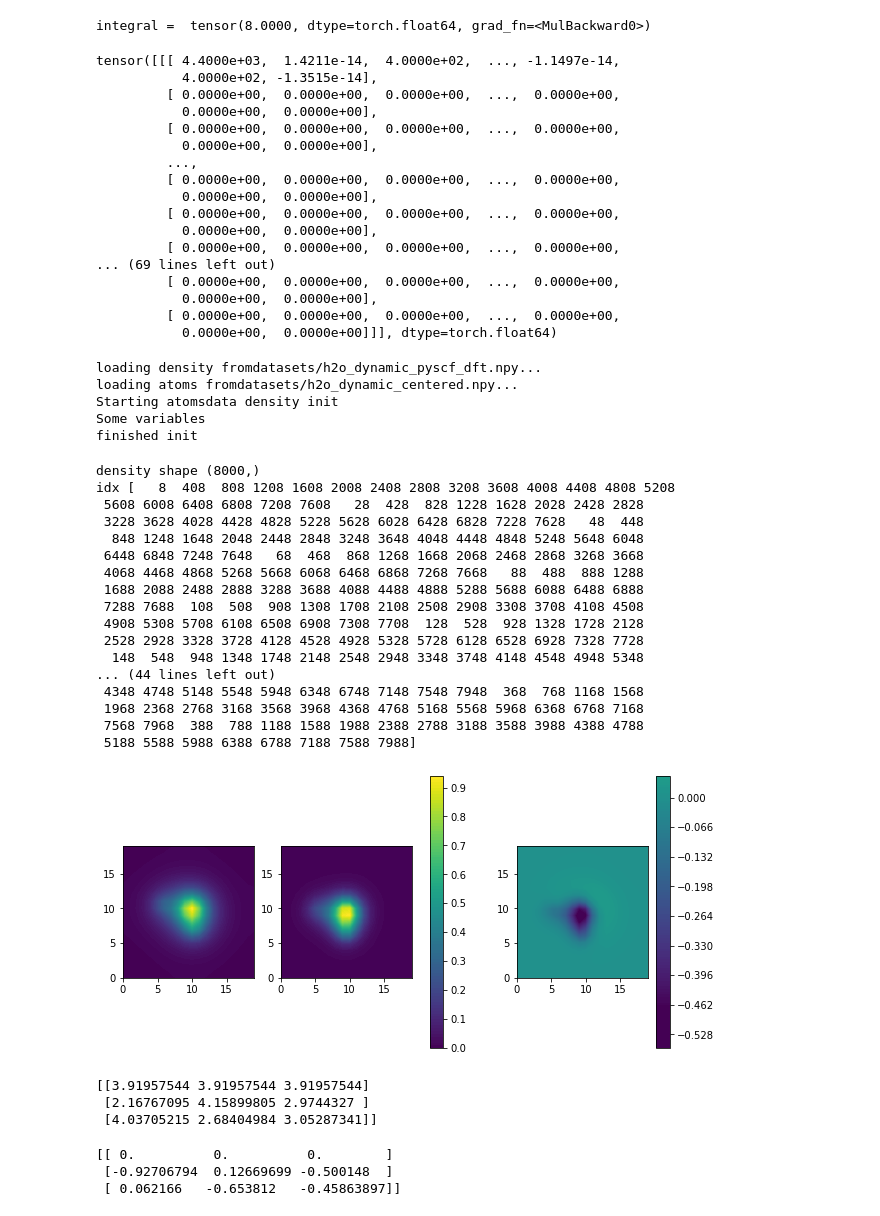
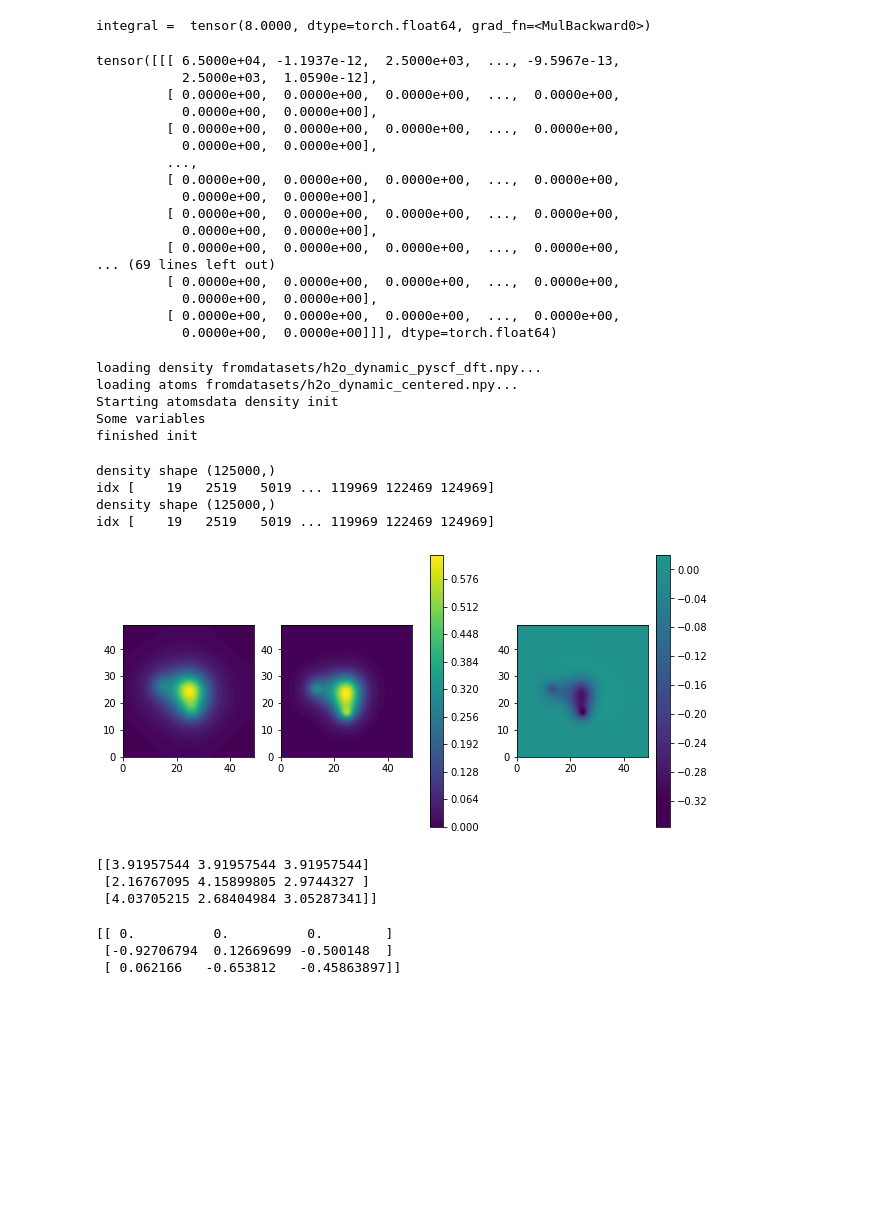
Before and after one commit to MihailBogojeski/equiv_dens_ml, a Jupyter notebook: dftpy_water_calc.ipynb, the cells around one changed output. Drawn from its saved outputs; the diff is of its cells as text; code cells hidden in the pictures; blank space fills up the shorter version.

```diff
--- a/dftpy_water_calc.ipynb
+++ b/dftpy_water_calc.ipynb
@@ -57,8 +57,10 @@ for ions in ions_list:
 
 lattice = ions.pos.cell.lattice
 metric = np.dot(lattice.T, lattice)
+print('lattice shape', lattice.shape)
+print('metric shape', metric.shape)
 
-gap = 0.4
+gap = 0.155
 grid = MakeGrid(metric,gap)
 # %% [output]
 pos shape (10, 3, 3)
@@ -240,6 +231,7 @@ energy init -4.300964118236789
 # %%
 from equiv_dens.training.grids import CubicalGrid
-grid_cl = CubicalGrid(None, nx=20, ny=20, nz=20, origin=[0, 0, 0], extent=np.diag(grid.lattice))
+cube_dim = 50
+grid_cl = CubicalGrid(None, nx=cube_dim, ny=cube_dim, nz=cube_dim, origin=[0, 0, 0], extent=np.diag(grid.lattice))
 #print(grid_cl.coords)
 # %%
 from equiv_dens.nn.density_functionals.LDA import LDAFunctional
@@ -325,8 +317,8 @@ ss = torch.sum(fft_rho)
 ss.backward()
 print(opt_rho.grad)
 # %% [output]
-tensor([[[ 4.4000e+03,  1.4211e-14,  4.0000e+02,  ..., -1.1497e-14,
-           4.0000e+02, -1.3515e-14],
+tensor([[[ 6.5000e+04, -1.1937e-12,  2.5000e+03,  ..., -9.5967e-13,
+           2.5000e+03,  1.0590e-12],
          [ 0.0000e+00,  0.0000e+00,  0.0000e+00,  ...,  0.0000e+00,
            0.0000e+00,  0.0000e+00],
          [ 0.0000e+00,  0.0000e+00,  0.0000e+00,  ...,  0.0000e+00,
@@ -374,7 +366,7 @@ print("loading atoms from" + args.np_dataset + "...")
 #args.num_workers = 0
 #args.dens_dataset = 'datasets/h2o_dynamic_pyscf_dft_f_en.npy'
 
-cube_grid_fn = partial(cubical_grid, nx=20, ny=20, nz=20,
+cube_grid_fn = partial(cubical_grid, nx=cube_dim, ny=cube_dim, nz=cube_dim,
                        extent=np.array([4.1483, 4.1483, 4.1483]),
                        origin=np.array([-2.0318, -2.0318 , -2.0318]))
 cube_sampling_fn = cubical_sampling
@@ -402,13 +394,13 @@ dens_opt = opt_rhos[sample]
 fig = plt.figure(figsize=(10, 5))
 ax1 = fig.add_subplot(131)
 dens_opt = np.array(dens_opt)
-dens_opt = dens_opt.reshape((8000, ))
+dens_opt = dens_opt.reshape((cube_dim**3, ))
 print('density shape', dens_opt.shape)
-x, y  = np.meshgrid(np.arange(20), np.arange(20))
+x, y  = np.meshgrid(np.arange(cube_dim), np.arange(cube_dim))
 x_f = x.flatten()
 y_f = y.flatten()
-z_f = np.zeros_like(y_f) + 8
-idx = np.ravel_multi_index((x_f, y_f, z_f), (20, 20, 20))
+z_f = np.zeros_like(y_f) + 19
+idx = np.ravel_multi_index((x_f, y_f, z_f), (cube_dim, cube_dim, cube_dim))
 
 #X, Y, Z = np.meshgrid(np.arange(50) + 38, np.arange(50) + 38, np.arange(50) + 38)
 #X = X.flatten()
@@ -418,54 +410,41 @@ idx = np.ravel_multi_index((x_f, y_f, z_f), (20, 20, 20))
 
 print('idx', idx)
 dens2d = dens_opt[idx]
-dens2d = dens2d.reshape(20, 20)
+dens2d = dens2d.reshape(cube_dim, cube_dim)
 
 indices = np.stack((x_f, y_f, z_f), axis=1)
 vmin = np.min(dens2d)
 vmax = np.max(dens2d)
 c1 = ax1.contourf(x, y, dens2d, vmin=vmin, vmax=vmax, levels=100)
 ax1.set_aspect('equal')
 
 dens_data = np.array(valid_cube_dataset[sample]['density'].squeeze())
 print('density shape', dens_data.shape)
 
 ax2 = fig.add_subplot(132)
 print('idx', idx)
 densd2d = dens_data[idx]
-densd2d = densd2d.reshape(20, 20)
+densd2d = densd2d.reshape(cube_dim, cube_dim)
 
 vmin = np.min(densd2d)
 vmax = np.max(densd2d)
 c2 = ax2.contourf(x, y, densd2d, vmin=vmin, vmax=vmax, levels=100)
 ax2.set_aspect('equal')
 
 ax3 = fig.add_subplot(133)
 c3 = ax3.contourf(x, y, dens2d-densd2d, vmin=-vmax/2, vmax=vmax/2, levels=100)
 ax3.set_aspect('equal')
 
 fig.colorbar(c2, ax=[ax1, ax2])
 fig.colorbar(c3, ax=[ax3])
 plt.show()
 print(ions_list[sample].pos)
 # %% [output]
-density shape (8000,)
-idx [   8  408  808 1208 1608 2008 2408 2808 3208 3608 4008 4408 4808 5208
- 5608 6008 6408 6808 7208 7608   28  428  828 1228 1628 2028 2428 2828
- 3228 3628 4028 4428 4828 5228 5628 6028 6428 6828 7228 7628   48  448
-  848 1248 1648 2048 2448 2848 3248 3648 4048 4448 4848 5248 5648 6048
- 6448 6848 7248 7648   68  468  868 1268 1668 2068 2468 2868 3268 3668
- 4068 4468 4868 5268 5668 6068 6468 6868 7268 7668   88  488  888 1288
- 1688 2088 2488 2888 3288 3688 4088 4488 4888 5288 5688 6088 6488 6888
- 7288 7688  108  508  908 1308 1708 2108 2508 2908 3308 3708 4108 4508
- 4908 5308 5708 6108 6508 6908 7308 7708  128  528  928 1328 1728 2128
- 2528 2928 3328 3728 4128 4528 4928 5328 5728 6128 6528 6928 7328 7728
-  148  548  948 1348 1748 2148 2548 2948 3348 3748 4148 4548 4948 5348
-... (44 lines left out)
- 4348 4748 5148 5548 5948 6348 6748 7148 7548 7948  368  768 1168 1568
- 1968 2368 2768 3168 3568 3968 4368 4768 5168 5568 5968 6368 6768 7168
- 7568 7968  388  788 1188 1588 1988 2388 2788 3188 3588 3988 4388 4788
- 5188 5588 5988 6388 6788 7188 7588 7988]
+density shape (125000,)
+idx [    19   2519   5019 ... 119969 122469 124969]
+density shape (125000,)
+idx [    19   2519   5019 ... 119969 122469 124969]
-[figure, old version]
+[figure, new version]
 [[3.91957544 3.91957544 3.91957544]
  [2.16767095 4.15899805 2.9744327 ]
  [4.03705215 2.68404984 3.05287341]]
```
Also changed, not shown: parts of 8 cells of this notebook, 20 other files.
